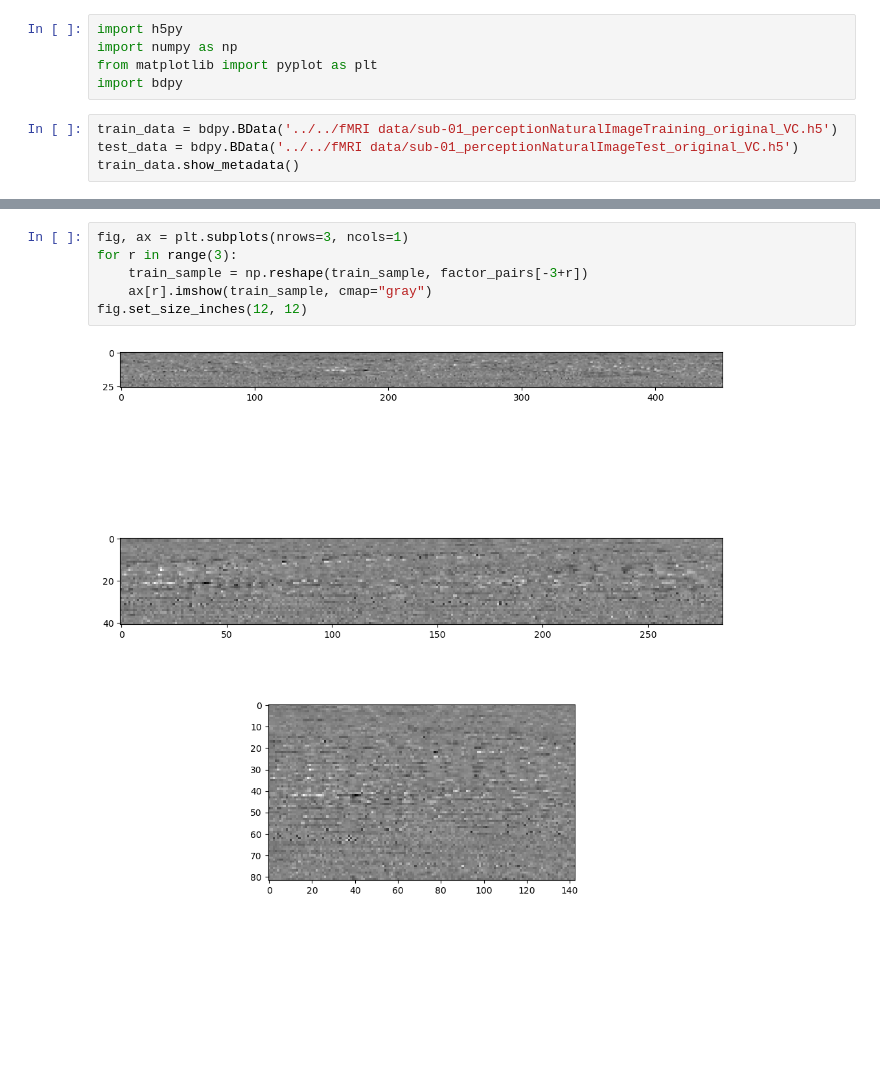
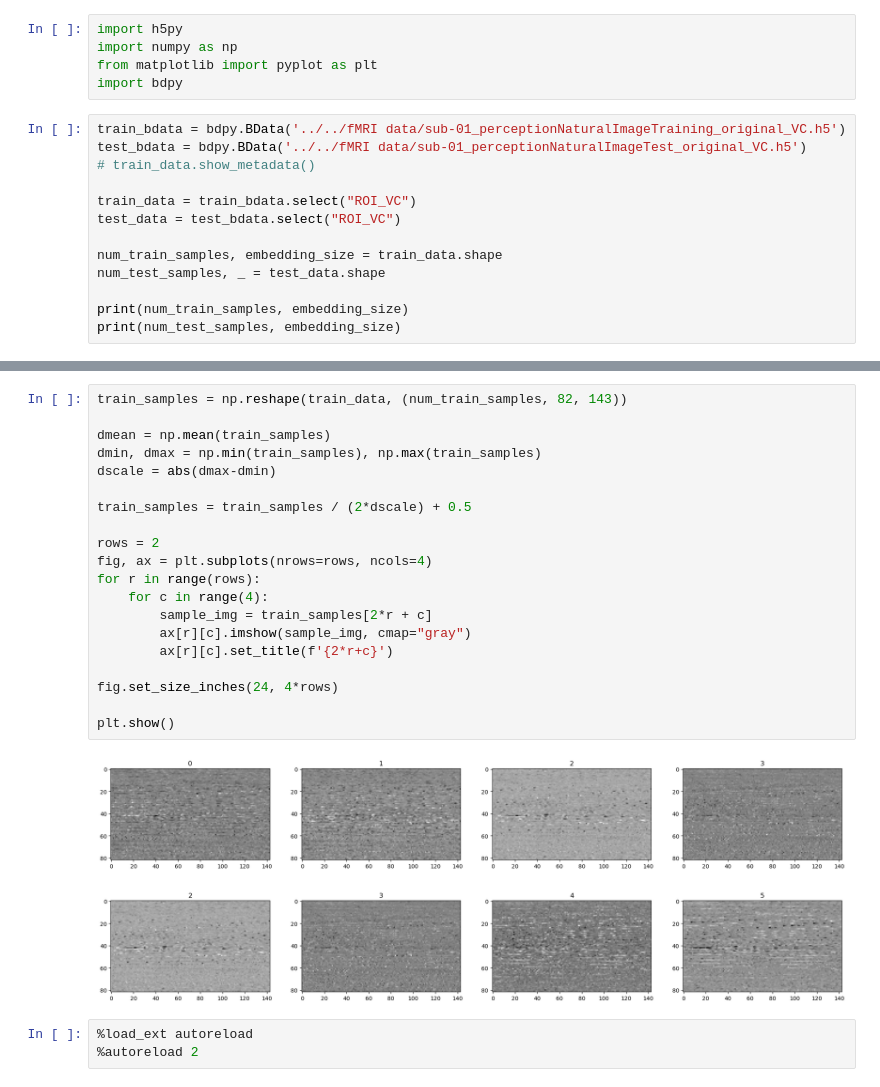
Before and after one commit to alexhalpin/mind_readers, a Jupyter notebook: autoencoder/fMRI_autoencoder.ipynb, the cells around one changed output, grey strips where cells are left out. Saved outputs shown, nothing was run; the diff lists cells and outputs as text; blank space fills up the shorter version.

```diff
--- a/autoencoder/fMRI_autoencoder.ipynb
+++ b/autoencoder/fMRI_autoencoder.ipynb
@@ -4,7 +4,16 @@ import numpy as np
 from matplotlib import pyplot as plt
 import bdpy
 # %%
-train_data = bdpy.BData('../../fMRI data/sub-01_perceptionNaturalImageTraining_original_VC.h5')
-test_data = bdpy.BData('../../fMRI data/sub-01_perceptionNaturalImageTest_original_VC.h5')
-train_data.show_metadata()
+train_bdata = bdpy.BData('../../fMRI data/sub-01_perceptionNaturalImageTraining_original_VC.h5')
+test_bdata = bdpy.BData('../../fMRI data/sub-01_perceptionNaturalImageTest_original_VC.h5')
+# train_data.show_metadata()
+
+train_data = train_bdata.select("ROI_VC")
+test_data = test_bdata.select("ROI_VC")
+
+num_train_samples, embedding_size = train_data.shape
+num_test_samples, _ = test_data.shape
+
+print(num_train_samples, embedding_size)
+print(num_test_samples, embedding_size)
 # %% [output]
@@ -86,8 +22,25 @@ plt.show()
-# %%
-fig, ax = plt.subplots(nrows=3, ncols=1)
-for r in range(3):
-    train_sample = np.reshape(train_sample, factor_pairs[-3+r])
-    ax[r].imshow(train_sample, cmap="gray")
-fig.set_size_inches(12, 12)
-# %% [output]
-[figure, removed]
+# %%
+train_samples = np.reshape(train_data, (num_train_samples, 82, 143))
+
+dmean = np.mean(train_samples)
+dmin, dmax = np.min(train_samples), np.max(train_samples)
+dscale = abs(dmax-dmin)
+
+train_samples = train_samples / (2*dscale) + 0.5
+
+rows = 2
+fig, ax = plt.subplots(nrows=rows, ncols=4)
+for r in range(rows):
+    for c in range(4):
+        sample_img = train_samples[2*r + c]
+        ax[r][c].imshow(sample_img, cmap="gray")
+        ax[r][c].set_title(f'{2*r+c}')
+
+fig.set_size_inches(24, 4*rows)
+
+plt.show()
+# %% [output]
+[figure, added]
+# %%
+%load_ext autoreload
+%autoreload 2
```
Also changed, not shown: parts of 8 cells of this notebook, 3 other files.
